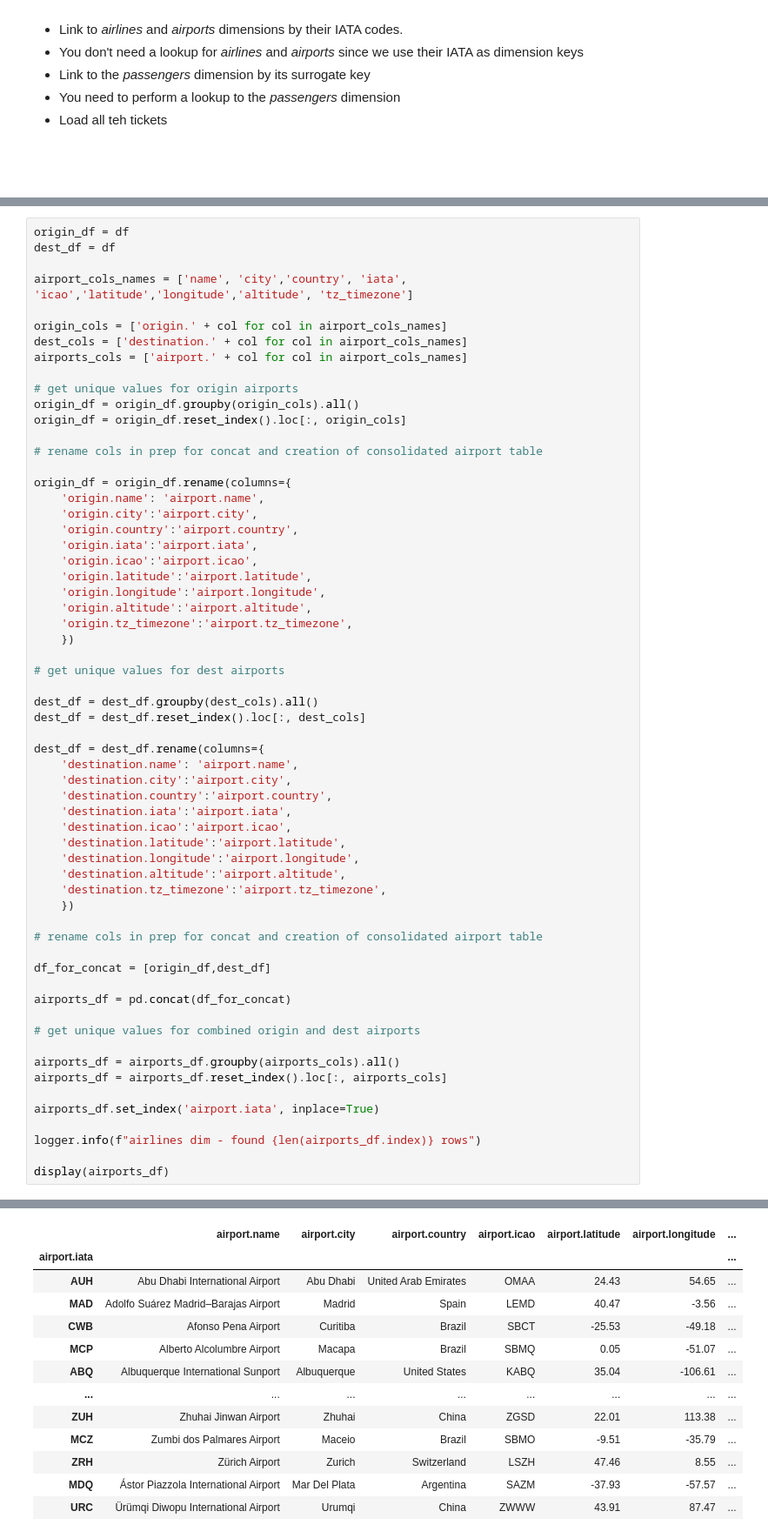
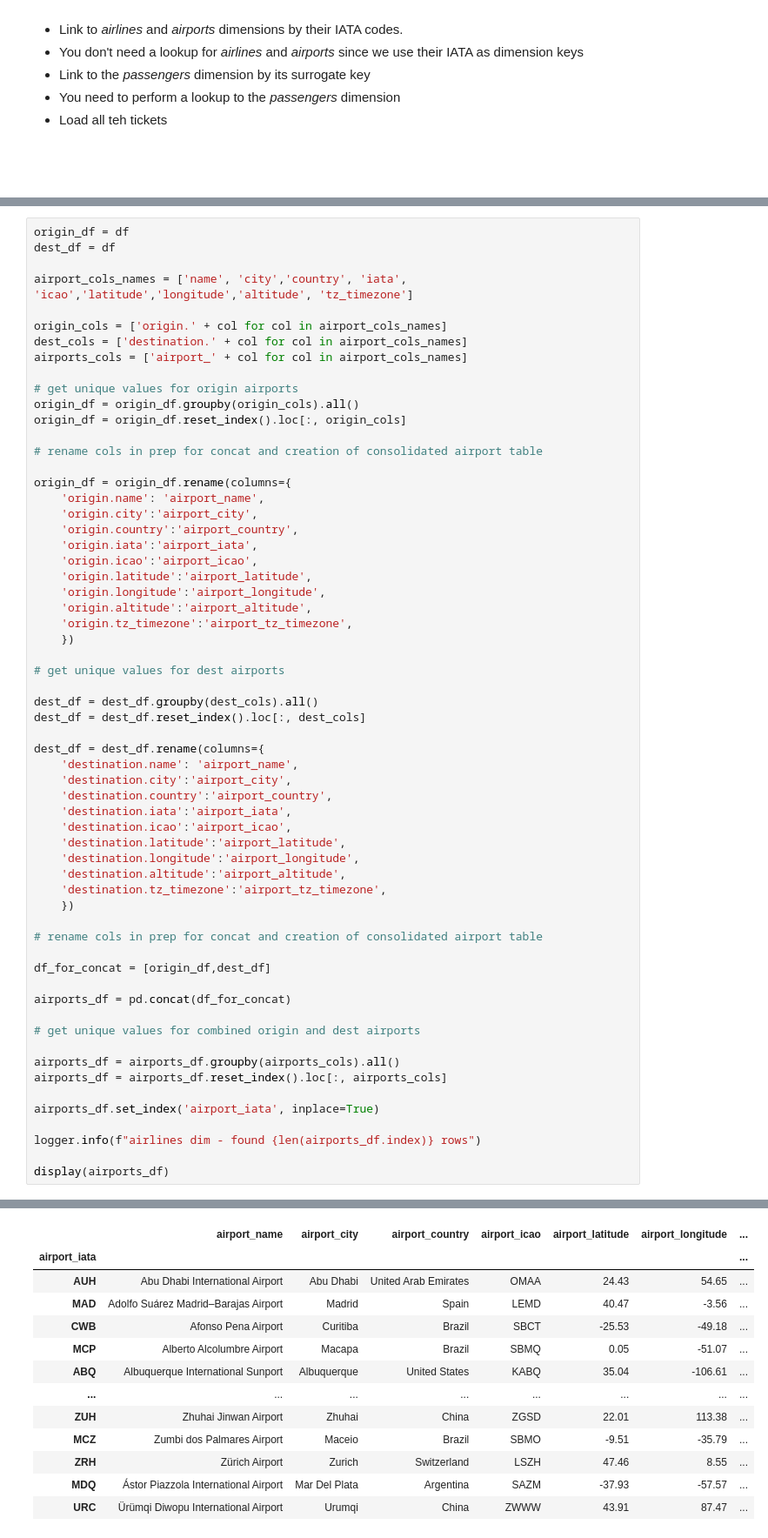
Before and after one commit to rgiosa10/data-modeling-cr, a Jupyter notebook: main.ipynb, the cells around one changed output, grey strips where cells are left out. Shown at 87% size. Cells and saved outputs as stored; diff of their text form.

```diff
--- a/main.ipynb
+++ b/main.ipynb
@@ -213,7 +223,7 @@ airport_cols_names = ['name', 'city','country', 'iata', 'icao','latitude','longi
 
 origin_cols = ['origin.' + col for col in airport_cols_names]
 dest_cols = ['destination.' + col for col in airport_cols_names]
-airports_cols = ['airport.' + col for col in airport_cols_names]
+airports_cols = ['airport_' + col for col in airport_cols_names]
 
 # get unique values for origin airports
 origin_df = origin_df.groupby(origin_cols).all()
@@ -222,15 +232,15 @@ origin_df = origin_df.reset_index().loc[:, origin_cols]
 # rename cols in prep for concat and creation of consolidated airport table
 
 origin_df = origin_df.rename(columns={
-    'origin.name': 'airport.name',
-    'origin.city':'airport.city',
-    'origin.country':'airport.country',
-    'origin.iata':'airport.iata',
-    'origin.icao':'airport.icao',
-    'origin.latitude':'airport.latitude',
-    'origin.longitude':'airport.longitude',
-    'origin.altitude':'airport.altitude',
-    'origin.tz_timezone':'airport.tz_timezone',
+    'origin.name': 'airport_name',
+    'origin.city':'airport_city',
+    'origin.country':'airport_country',
+    'origin.iata':'airport_iata',
+    'origin.icao':'airport_icao',
+    'origin.latitude':'airport_latitude',
+    'origin.longitude':'airport_longitude',
+    'origin.altitude':'airport_altitude',
+    'origin.tz_timezone':'airport_tz_timezone',
     })
 
 # get unique values for dest airports
@@ -239,15 +249,15 @@ dest_df = dest_df.groupby(dest_cols).all()
 dest_df = dest_df.reset_index().loc[:, dest_cols]
 
 dest_df = dest_df.rename(columns={
-    'destination.name': 'airport.name',
-    'destination.city':'airport.city',
-    'destination.country':'airport.country',
-    'destination.iata':'airport.iata',
-    'destination.icao':'airport.icao',
-    'destination.latitude':'airport.latitude',
-    'destination.longitude':'airport.longitude',
-    'destination.altitude':'airport.altitude',
-    'destination.tz_timezone':'airport.tz_timezone',
+    'destination.name': 'airport_name',
+    'destination.city':'airport_city',
+    'destination.country':'airport_country',
+    'destination.iata':'airport_iata',
+    'destination.icao':'airport_icao',
+    'destination.latitude':'airport_latitude',
+    'destination.longitude':'airport_longitude',
+    'destination.altitude':'airport_altitude',
+    'destination.tz_timezone':'airport_tz_timezone',
     })
 
 # rename cols in prep for concat and creation of consolidated airport table
@@ -261,7 +271,7 @@ airports_df = pd.concat(df_for_concat)
 airports_df = airports_df.groupby(airports_cols).all()
 airports_df = airports_df.reset_index().loc[:, airports_cols]
 
-airports_df.set_index('airport.iata', inplace=True)
+airports_df.set_index('airport_iata', inplace=True)
 
 logger.info(f"airlines dim - found {len(airports_df.index)} rows")
 
@@ -271,5 +281,5 @@ display(airports_df)
-|  | airport.name | airport.city | airport.country | airport.icao | airport.latitude | airport.longitude | ... |
-| airport.iata |  |  |  |  |  |  | ... |
+|  | airport_name | airport_city | airport_country | airport_icao | airport_latitude | airport_longitude | ... |
+| airport_iata |  |  |  |  |  |  | ... |
 | AUH | Abu Dhabi International Airport | Abu Dhabi | United Arab Emirates | OMAA | 24.43 | 54.65 | ... |
 | MAD | Adolfo Suárez Madrid–Barajas Airport | Madrid | Spain | LEMD | 40.47 | -3.56 | ... |
 | CWB | Afonso Pena Airport | Curitiba | Brazil | SBCT | -25.53 | -49.18 | ... |
```
Also changed, not shown: parts of 9 cells of this notebook, 1 other file.
